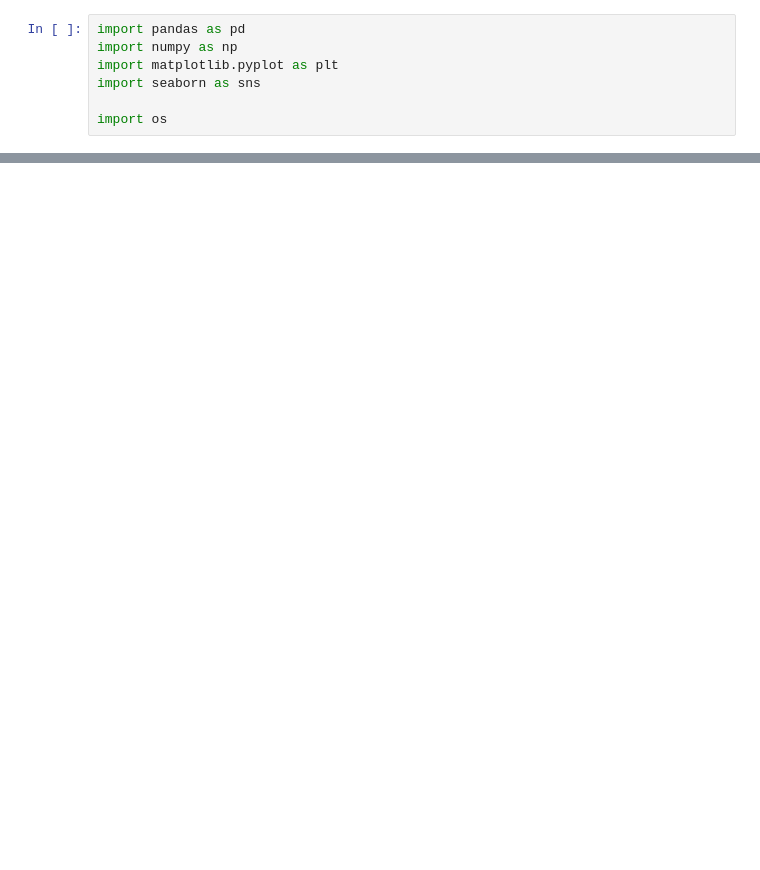
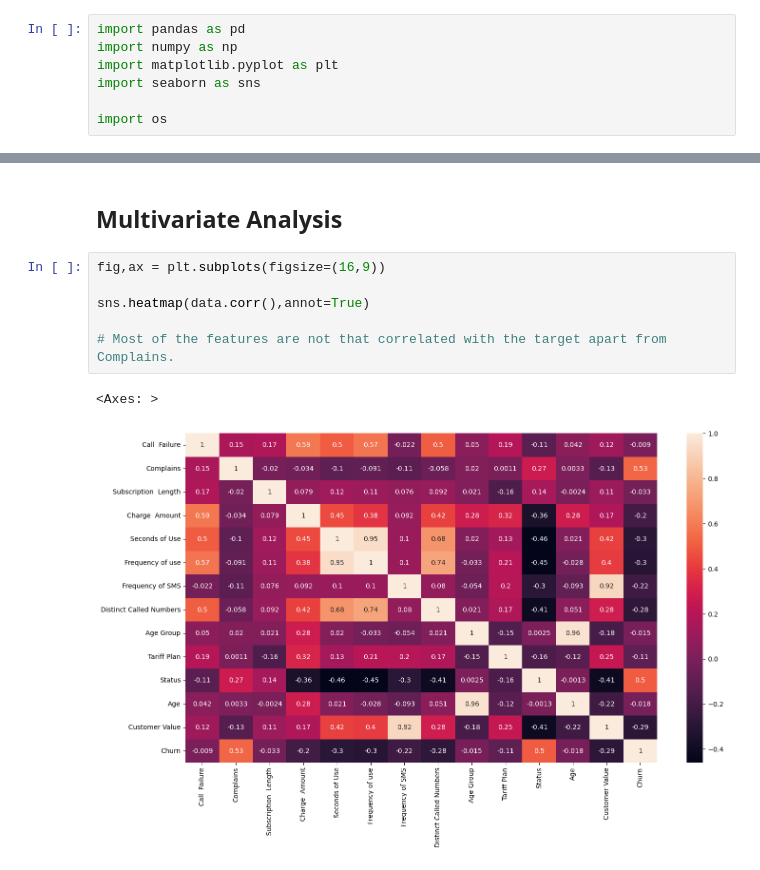
Before and after one commit to Sanket-g-75/Customer-Churn-Prediction, a Jupyter notebook: notebooks/data-knowledge.ipynb, the cells around one changed output, grey strips where cells are left out. Drawn from its saved outputs; the diff is of its cells as text; blank space fills up the shorter version.

```diff
--- a/notebooks/data-knowledge.ipynb
+++ b/notebooks/data-knowledge.ipynb
@@ -128,0 +247,11 @@ sns.scatterplot(data=data, x='Subscription_Length_Months', y='Age', hue='Churn')
+# %% [markdown]
+## Multivariate Analysis
+# %%
+fig,ax = plt.subplots(figsize=(16,9))
+
+sns.heatmap(data.corr(),annot=True)
+
+# Most of the features are not that correlated with the target apart from Complains.
+# %% [output]
+<Axes: >
+[figure, added]
```
Also changed, not shown: parts of 27 cells of this notebook, 3 other files.
